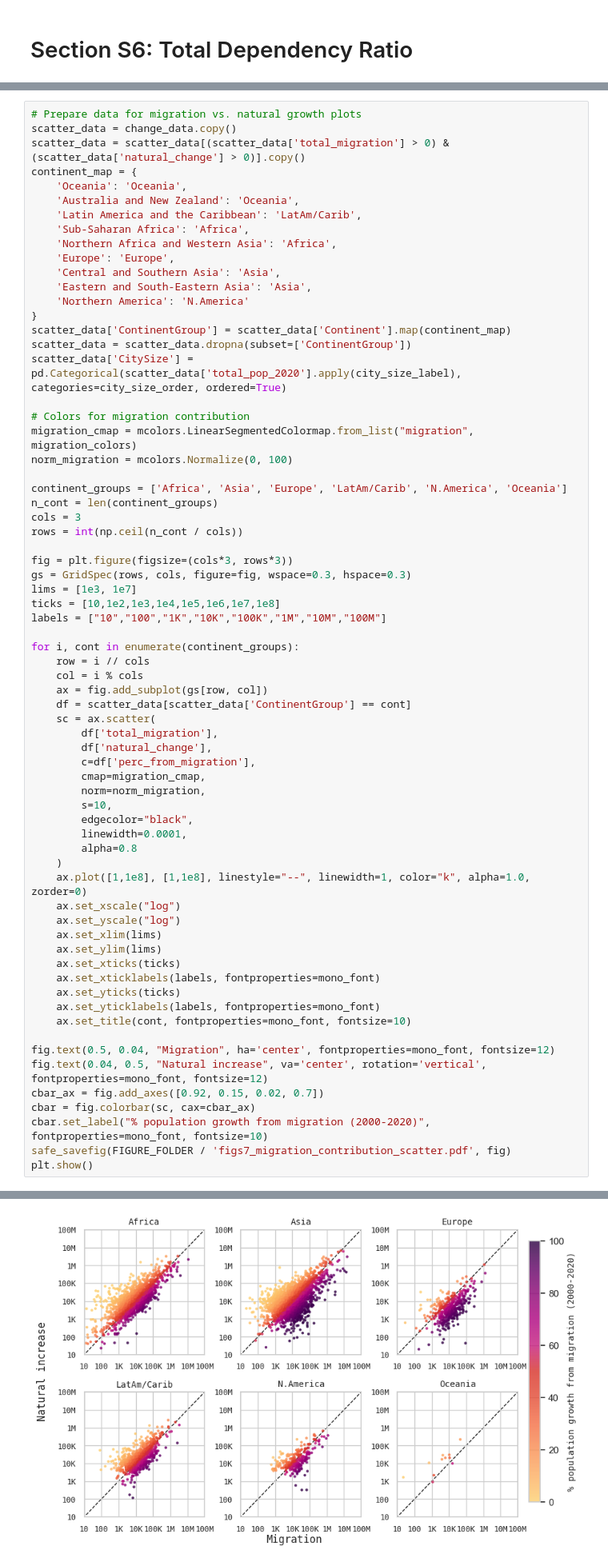
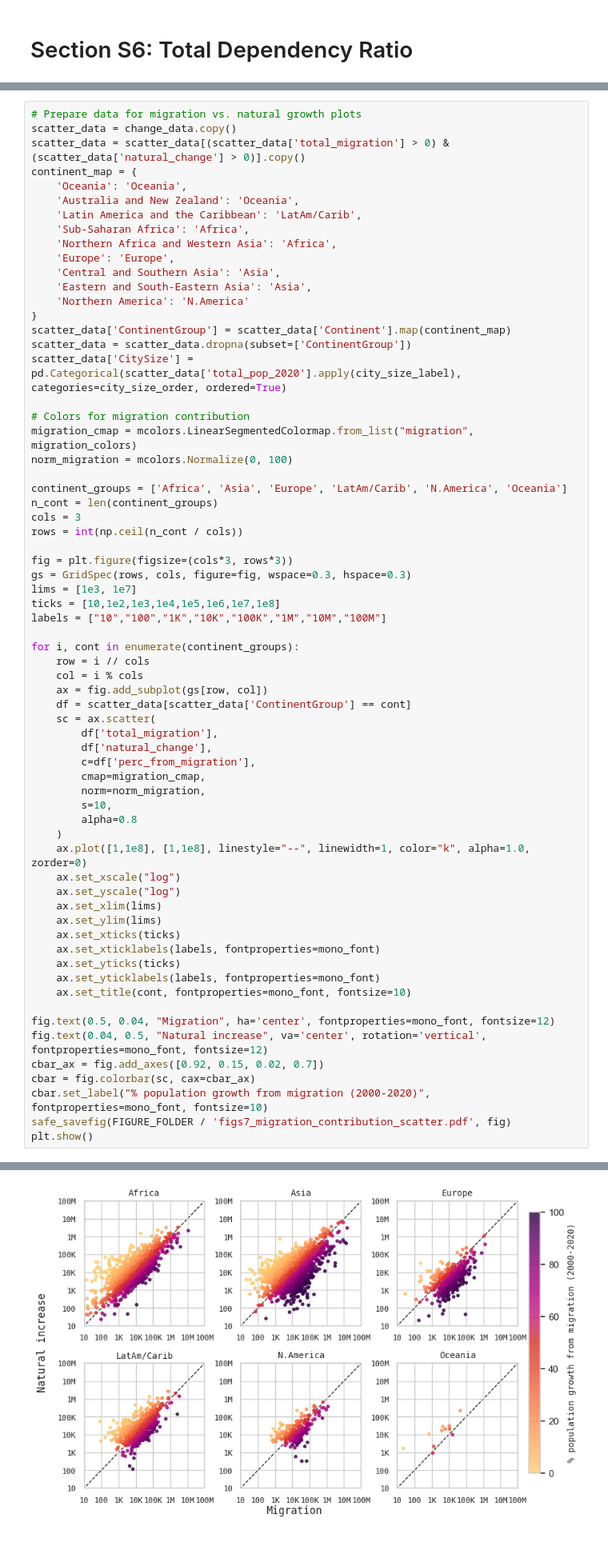
Before and after one commit to zimmermaps/urban_demography, a Jupyter notebook: 02_code/06_supplement_figures.ipynb, the cells around one changed output, grey strips where cells are left out. Shown at 80% size. Cells and saved outputs as stored; diff of their text form.

```diff
--- a/02_code/06_supplement_figures.ipynb
+++ b/02_code/06_supplement_figures.ipynb
@@ -750,36 +750,34 @@ for i, cont in enumerate(continent_groups):
     df = scatter_data[scatter_data['ContinentGroup'] == cont]
     sc = ax.scatter(
         df['total_migration'],
         df['natural_change'],
         c=df['perc_from_migration'],
         cmap=migration_cmap,
         norm=norm_migration,
         s=10,
-        edgecolor="black",
-        linewidth=0.0001,
         alpha=0.8
     )
     ax.plot([1,1e8], [1,1e8], linestyle="--", linewidth=1, color="k", alpha=1.0, zorder=0)
     ax.set_xscale("log")
     ax.set_yscale("log")
     ax.set_xlim(lims)
     ax.set_ylim(lims)
     ax.set_xticks(ticks)
     ax.set_xticklabels(labels, fontproperties=mono_font)
     ax.set_yticks(ticks)
     ax.set_yticklabels(labels, fontproperties=mono_font)
     ax.set_title(cont, fontproperties=mono_font, fontsize=10)
 
 fig.text(0.5, 0.04, "Migration", ha='center', fontproperties=mono_font, fontsize=12)
 fig.text(0.04, 0.5, "Natural increase", va='center', rotation='vertical', fontproperties=mono_font, fontsize=12)
 cbar_ax = fig.add_axes([0.92, 0.15, 0.02, 0.7])
 cbar = fig.colorbar(sc, cax=cbar_ax)
 cbar.set_label("% population growth from migration (2000-2020)", fontproperties=mono_font, fontsize=10)
 safe_savefig(FIGURE_FOLDER / 'figs7_migration_contribution_scatter.pdf', fig)
 plt.show()
 # %% [output]
 Saved: ../03_documents/02_supplement_figures/figs7_migration_contribution_scatter.pdf
-[figure, old version]
+[figure, new version]
 # %% [markdown]
 # Section S10.2 - Main manuscript figures with dynamic boundaries
 
```
Also changed, not shown: parts of 2 cells of this notebook, 20 other files.
